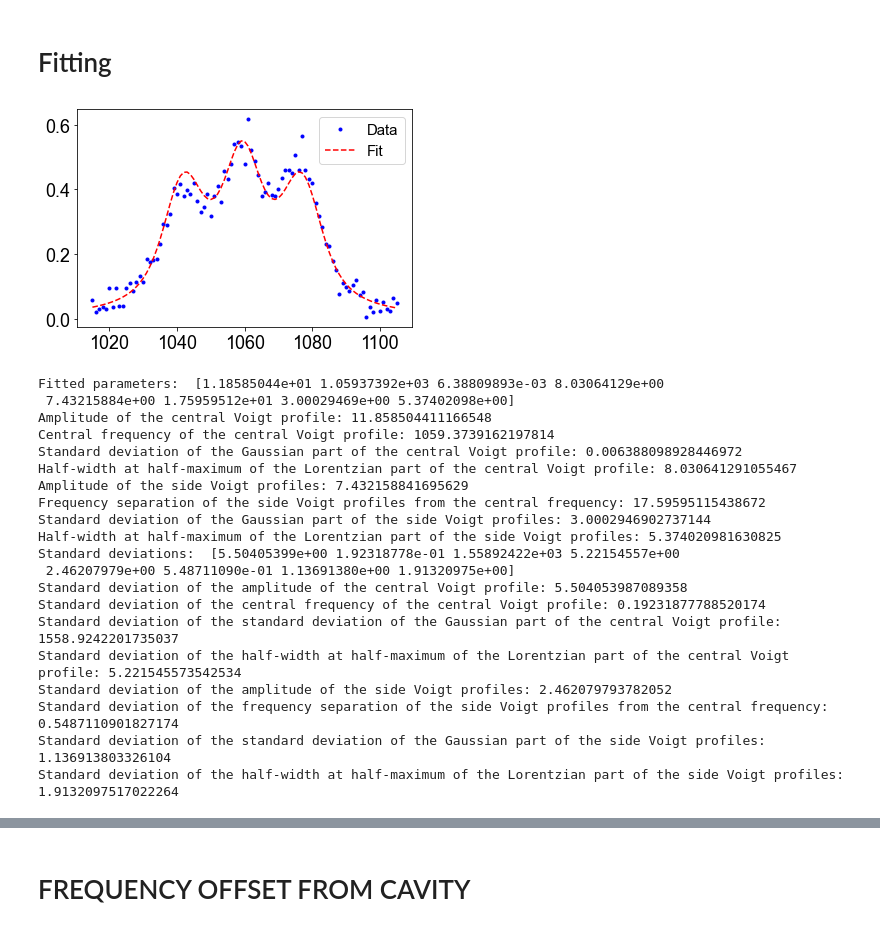
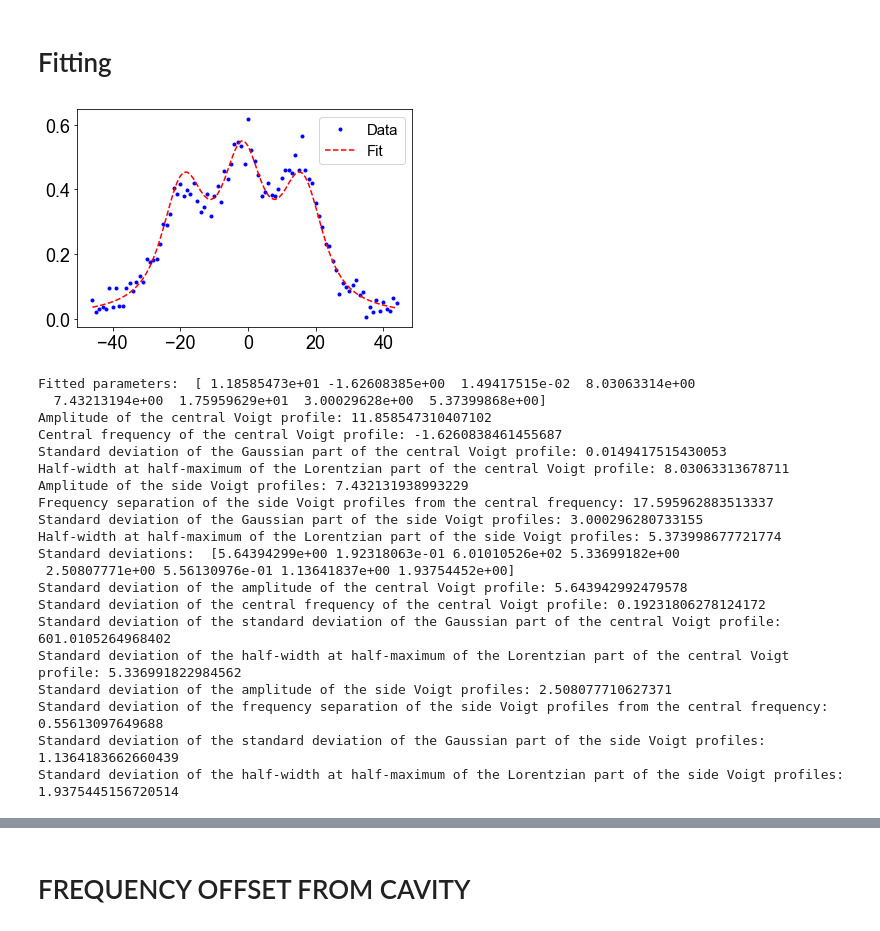
Before and after one commit to hsuchungchuan/Projects, a Jupyter notebook: Red MOT Shelving Data Analysis 20240902/FullDataAnalysisShelvingForDifferentBeamPowers.ipynb, the cells around one changed output, grey strips where cells are left out. Cells and saved outputs as stored; diff of their text form; code cells hidden in the pictures.

```diff
--- a/Red MOT Shelving Data Analysis 20240902/FullDataAnalysisShelvingForDifferentBeamPowers.ipynb
+++ b/Red MOT Shelving Data Analysis 20240902/FullDataAnalysisShelvingForDifferentBeamPowers.ipynb
@@ -171,7 +171,7 @@ def combined_voigt(x, amp_c, mu_c, sigma_c, gamma_c, amp_s, delta_s, sigma_s, ga
     return central + side_left + side_right
 
 # Generate some synthetic data (for demonstration)
-x_data1 = FrequencyOffsetFromCavity
+x_data1 = FrequencyDetuning
 y_data = ShelvingIntensityAverageArray_cleaned1
 
 # Initial guesses for fitting parameters: [amp_c, mu_c, sigma_c, gamma_c, amp_s, delta_s, sigma_s, gamma_s]
@@ -184,7 +184,7 @@ y_data = ShelvingIntensityAverageArray_cleaned1
 # delta_s: frequency separation of the side Voigt profiles from the central frequency
 # sigma_s: standard deviation of the Gaussian part of the side Voigt profiles
 # gamma_s: half-width at half-maximum of the Lorentzian part of the side Voigt profiles
-initial_guesses = [15.0, 1060.0, 1.0, 0.5, 0.5, 5.0, 1.0, 0.5]
+initial_guesses = [1.0, 1.0, 1.0, 0.5, 0.5, 5.0, 1.0, 0.5]
 
 # Fit the combined Voigt profile to the data
 popt1, pcov1 = curve_fit(combined_voigt, x_data1, y_data, p0=initial_guesses)
@@ -197,54 +197,54 @@ plt.show()
 
 # Print the fitted parameters
 print("Fitted parameters: ", popt1)
 
 # List them out individually
 print(f"Amplitude of the central Voigt profile: {popt1[0]}")
 print(f"Central frequency of the central Voigt profile: {popt1[1]}")
 print(f"Standard deviation of the Gaussian part of the central Voigt profile: {popt1[2]}")
 print(f"Half-width at half-maximum of the Lorentzian part of the central Voigt profile: {popt1[3]}")
 print(f"Amplitude of the side Voigt profiles: {popt1[4]}")
 print(f"Frequency separation of the side Voigt profiles from the central frequency: {popt1[5]}")
 print(f"Standard deviation of the Gaussian part of the side Voigt profiles: {popt1[6]}")
 print(f"Half-width at half-maximum of the Lorentzian part of the side Voigt profiles: {popt1[7]}")
 
 # Extract the pcov diagonal to get the standard deviations of the fitted parameters
 perr1 = np.sqrt(np.diag(pcov1))
 
 # Print the standard deviations
 print("Standard deviations: ", perr1)
 
 # List them out individually
 print(f"Standard deviation of the amplitude of the central Voigt profile: {perr1[0]}")
 print(f"Standard deviation of the central frequency of the central Voigt profile: {perr1[1]}")
 print(f"Standard deviation of the standard deviation of the Gaussian part of the central Voigt profile: {perr1[2]}")
 print(f"Standard deviation of the half-width at half-maximum of the Lorentzian part of the central Voigt profile: {perr1[3]}")
 print(f"Standard deviation of the amplitude of the side Voigt profiles: {perr1[4]}")
 print(f"Standard deviation of the frequency separation of the side Voigt profiles from the central frequency: {perr1[5]}")
 print(f"Standard deviation of the standard deviation of the Gaussian part of the side Voigt profiles: {perr1[6]}")
 print(f"Standard deviation of the half-width at half-maximum of the Lorentzian part of the side Voigt profiles: {perr1[7]}")
 # %% [output]
-[figure, old version]
+[figure, new version]
-Fitted parameters:  [1.18585044e+01 1.05937392e+03 6.38809893e-03 8.03064129e+00
- 7.43215884e+00 1.75959512e+01 3.00029469e+00 5.37402098e+00]
-Amplitude of the central Voigt profile: 11.858504411166548
-Central frequency of the central Voigt profile: 1059.3739162197814
-Standard deviation of the Gaussian part of the central Voigt profile: 0.006388098928446972
-Half-width at half-maximum of the Lorentzian part of the central Voigt profile: 8.030641291055467
-Amplitude of the side Voigt profiles: 7.432158841695629
-Frequency separation of the side Voigt profiles from the central frequency: 17.59595115438672
-Standard deviation of the Gaussian part of the side Voigt profiles: 3.0002946902737144
-Half-width at half-maximum of the Lorentzian part of the side Voigt profiles: 5.374020981630825
-Standard deviations:  [5.50405399e+00 1.92318778e-01 1.55892422e+03 5.22154557e+00
- 2.46207979e+00 5.48711090e-01 1.13691380e+00 1.91320975e+00]
-Standard deviation of the amplitude of the central Voigt profile: 5.504053987089358
-Standard deviation of the central frequency of the central Voigt profile: 0.19231877788520174
-Standard deviation of the standard deviation of the Gaussian part of the central Voigt profile: 1558.9242201735037
-Standard deviation of the half-width at half-maximum of the Lorentzian part of the central Voigt profile: 5.221545573542534
-Standard deviation of the amplitude of the side Voigt profiles: 2.462079793782052
-Standard deviation of the frequency separation of the side Voigt profiles from the central frequency: 0.5487110901827174
-Standard deviation of the standard deviation of the Gaussian part of the side Voigt profiles: 1.136913803326104
-Standard deviation of the half-width at half-maximum of the Lorentzian part of the side Voigt profiles: 1.9132097517022264
+Fitted parameters:  [ 1.18585473e+01 -1.62608385e+00  1.49417515e-02  8.03063314e+00
+  7.43213194e+00  1.75959629e+01  3.00029628e+00  5.37399868e+00]
+Amplitude of the central Voigt profile: 11.858547310407102
+Central frequency of the central Voigt profile: -1.6260838461455687
+Standard deviation of the Gaussian part of the central Voigt profile: 0.0149417515430053
+Half-width at half-maximum of the Lorentzian part of the central Voigt profile: 8.03063313678711
+Amplitude of the side Voigt profiles: 7.432131938993229
+Frequency separation of the side Voigt profiles from the central frequency: 17.595962883513337
+Standard deviation of the Gaussian part of the side Voigt profiles: 3.000296280733155
+Half-width at half-maximum of the Lorentzian part of the side Voigt profiles: 5.373998677721774
+Standard deviations:  [5.64394299e+00 1.92318063e-01 6.01010526e+02 5.33699182e+00
+ 2.50807771e+00 5.56130976e-01 1.13641837e+00 1.93754452e+00]
+Standard deviation of the amplitude of the central Voigt profile: 5.643942992479578
+Standard deviation of the central frequency of the central Voigt profile: 0.19231806278124172
+Standard deviation of the standard deviation of the Gaussian part of the central Voigt profile: 601.0105264968402
+Standard deviation of the half-width at half-maximum of the Lorentzian part of the central Voigt profile: 5.336991822984562
+Standard deviation of the amplitude of the side Voigt profiles: 2.508077710627371
+Standard deviation of the frequency separation of the side Voigt profiles from the central frequency: 0.55613097649688
+Standard deviation of the standard deviation of the Gaussian part of the side Voigt profiles: 1.1364183662660439
+Standard deviation of the half-width at half-maximum of the Lorentzian part of the side Voigt profiles: 1.9375445156720514
 # %%
 import numpy as np
 from scipy.special import wofz
```
Also changed, not shown: parts of 4 cells of this notebook.
